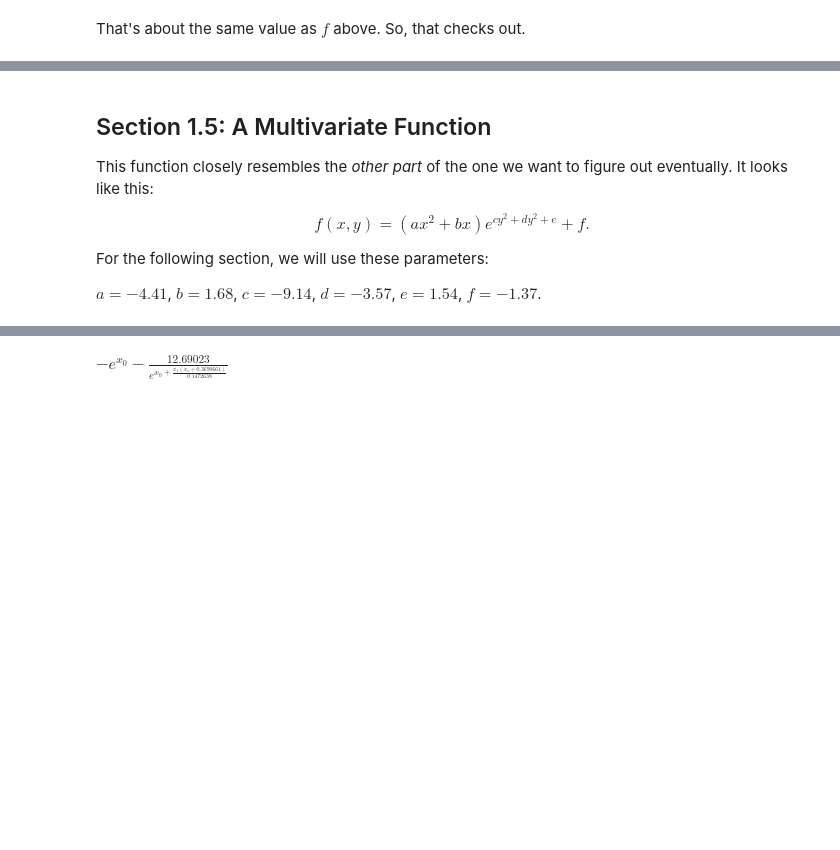
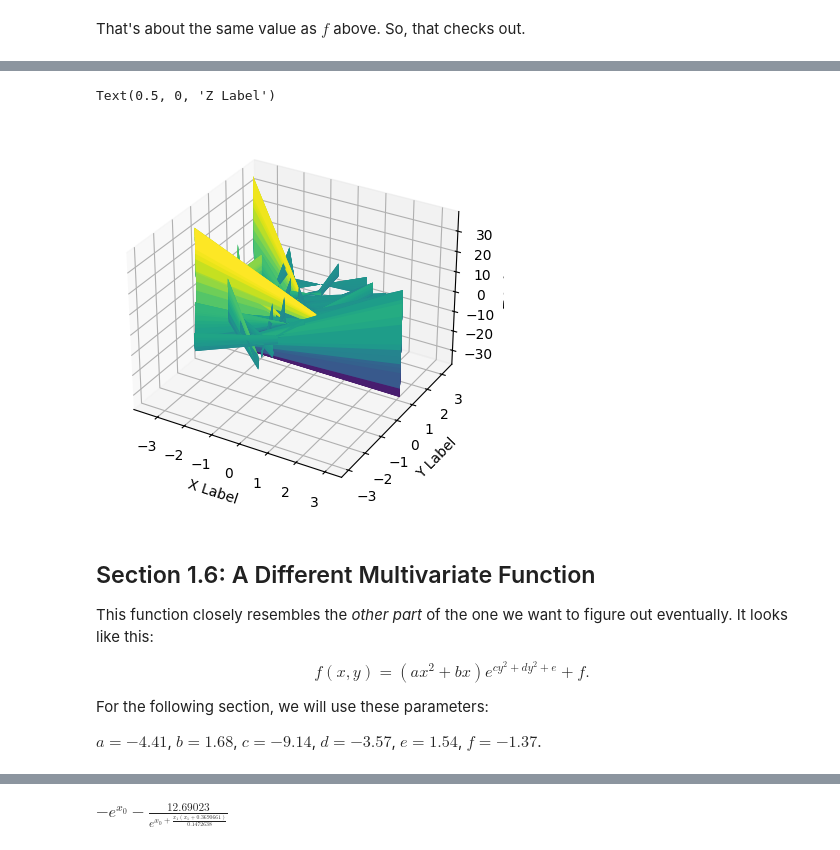
Before and after one commit to MidnightExcursion/Understanding_SymReg, a Jupyter notebook: app/notebooks/understanding_pysrregressor.ipynb, the cells around one changed output, grey strips where cells are left out. Cells and saved outputs as stored; diff of their text form; code cells hidden in the pictures; blank space fills up the shorter version.

```diff
--- a/app/notebooks/understanding_pysrregressor.ipynb
+++ b/app/notebooks/understanding_pysrregressor.ipynb
@@ -479,5 +509,37 @@ That's about the same value as $f$ above. So, that checks out.
+# %%
+x_1_data_section_1_5 = np.random.uniform(low = -2.0, high = 2.0, size = 50) + np.random.normal(loc = 0, scale = 1, size = 50)
+x_2_data_section_1_5 = np.random.uniform(low = -2.0, high = 2.0, size = 50) + np.random.normal(loc = 0, scale = 1, size = 50)
+
+x_1_grid, x_2_grid = np.meshgrid(x_1_data_section_1_5, x_2_data_section_1_5)
+
+theta_one = -1.19
+theta_two = 0.29
+
+y_data_selection_1_5 = x_1_grid * (theta_one + x_2_grid) * np.cos(x_1_grid) / (theta_two * np.log(theta_two))
+
+fig = plt.figure()
+ax = fig.add_subplot(projection='3d')
+
+ax.plot_surface(
+    x_1_data_section_1_5,
+    x_2_data_section_1_5,
+    y_data_selection_1_5,
+    cmap = "viridis",
+    # rstride = 1,
+    # cstride = 1,
+    # edgecolor = "black",  # set edgecolours
+    # linewidth = 0.1,      # set line width
+)
+
+
+ax.set_xlabel('X Label')
+ax.set_ylabel('Y Label')
+ax.set_zlabel('Z Label')
+# %% [output]
+Text(0.5, 0, 'Z Label')
+[figure, added]
 # %% [markdown]
-## Section 1.5: A Multivariate Function
+## Section 1.6: A Different Multivariate Function
 
 This function closely resembles the *other part* of the one we want to figure out eventually. It looks like this:
 
```
Also changed, not shown: parts of 32 cells of this notebook, 3 other files.
